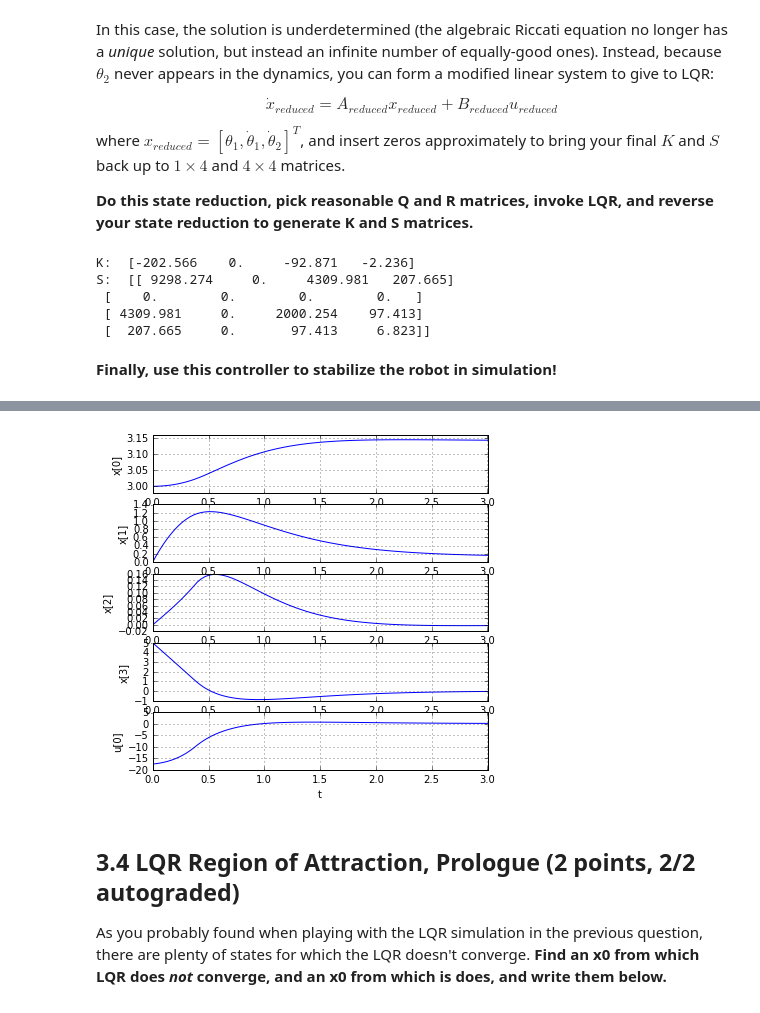
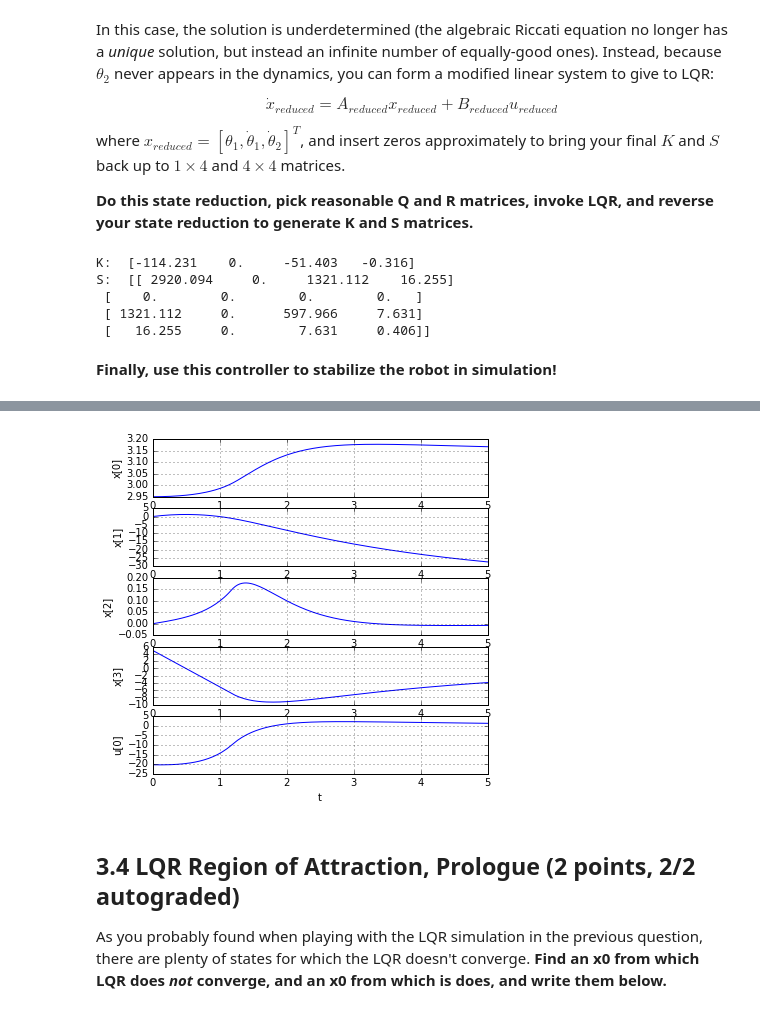
Before and after one commit to Raiszo/underactuated_6.832, a Jupyter notebook: set_3_code/set_3.ipynb, the cells around one changed output, grey strips where cells are left out. Drawn from its saved outputs; the diff is of its cells as text; code cells hidden in the pictures.

```diff
--- a/set_3_code/set_3.ipynb
+++ b/set_3_code/set_3.ipynb
@@ -584,7 +584,7 @@ def create_reduced_lqr(A, B):
     _A = np.delete(_A, 1, axis=0)
     _B = B[[0,2,3]]
 
-    Q = np.array([10, 5, 5]) * np.eye(3)
+    Q = np.array([0.1, 0.01, 0.1]) * np.eye(3)
     R = [1.]
 
     _K, _S = LinearQuadraticRegulator(_A, _B, Q, R)
@@ -600,11 +600,11 @@ K, S = create_reduced_lqr(A, B)
 print "K: ", K
 print "S: ", S
 # %% [output]
-K:  [-202.566    0.     -92.871   -2.236]
-S:  [[ 9298.274     0.     4309.981   207.665]
+K:  [-114.231    0.     -51.403   -0.316]
+S:  [[ 2920.094     0.     1321.112    16.255]
  [    0.        0.        0.        0.   ]
- [ 4309.981     0.     2000.254    97.413]
- [  207.665     0.       97.413     6.823]]
+ [ 1321.112     0.      597.966     7.631]
+ [   16.255     0.        7.631     0.406]]
 # %% [markdown]
 **Finally, use this controller to stabilize the robot in simulation!**
 # %%
@@ -612,6 +612,15 @@ from inertial_wheel_pendulum import *
 from IPython.display import HTML
 from inertial_wheel_pendulum_visualizer import *
 import matplotlib.pyplot as plt
+
+def pi_wrapper(a):
+    out = a
+    while out < -math.pi:
+        out += 2*math.pi
+    while out > math.pi:
+        out -= 2*math.pi
+
+    return out
 
 def lqr_controller(x):
     # This should return a 1x1 u that is bounded
@@ -630,36 +639,36 @@ def lqr_controller(x):
     return u
 
 # Run forward simulation from the specified initial condition
-duration = 3.
-x0 = [3, 0.0, 0.0, 5.0]
+duration = 5.
+x0 = [2.95, 0.0, 0.0, 5.0]
 input_log, state_log = \
     RunSimulation(pendulum_plant,
               lqr_controller,
               x0=x0,
               duration=duration)
 
 
 # Visualize state and input traces
 fig = plt.figure().set_size_inches(6, 6)
 for i in range(4):
     plt.subplot(5, 1, i+1)
     plt.plot(state_log.sample_times(), state_log.data()[i, :])
     plt.grid(True)
     plt.ylabel("x[%d]" % i)
 plt.subplot(5, 1, 5)
 plt.plot(input_log.sample_times(), input_log.data()[0, :])
 plt.ylabel("u[0]")
 plt.xlabel("t")
 plt.grid(True)
 
 # Visualize the simulation
 viz = InertialWheelPendulumVisualizer(pendulum_plant)
 ani = viz.animate(input_log, state_log, 30, repeat=True)
 plt.close(viz.fig)
 HTML(ani.to_html5_video())
 # %% [output]
 [interactive output not drawn]
-[figure, old version]
+[figure, new version]
 # %% [markdown]
 ## 3.4 LQR Region of Attraction, Prologue (2 points, 2/2 autograded)
 
```
Also changed, not shown: parts of 4 cells of this notebook, 1 other file.
